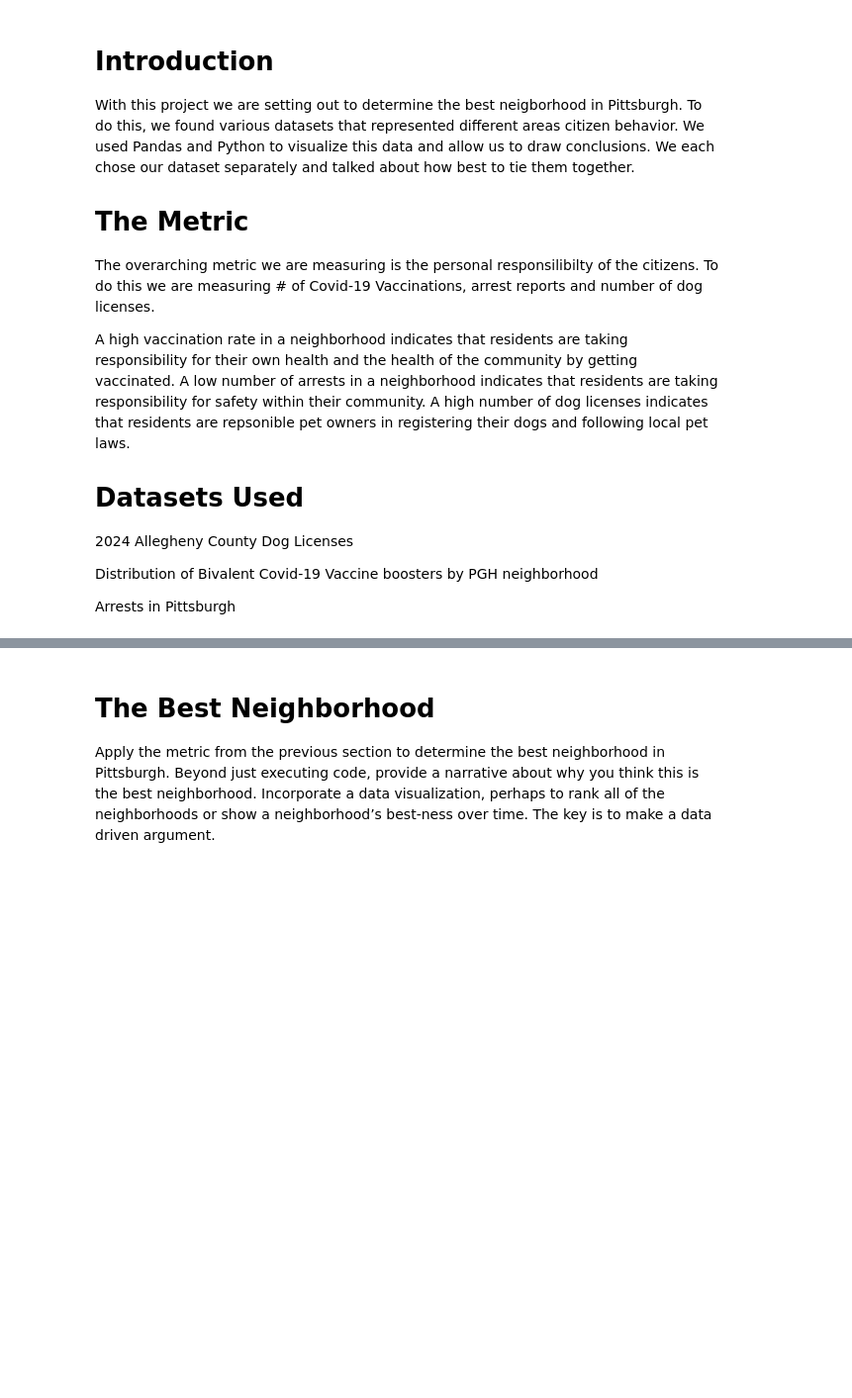
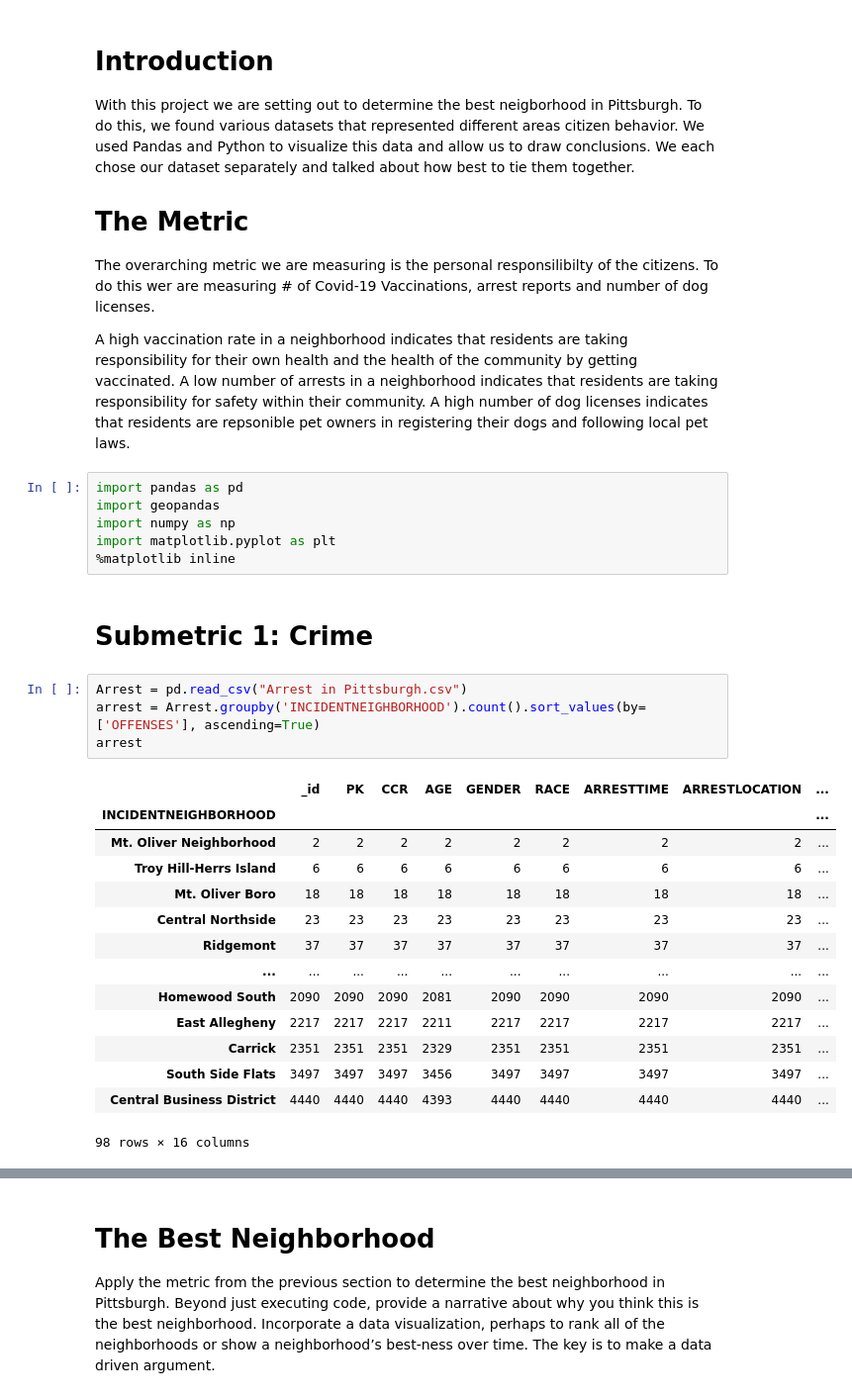
Before and after one commit to Cheggrett/CMPINF0010_Final, a Jupyter notebook: FinalProject.ipynb, the cells around one changed output, grey strips where cells are left out. Shown at 99% size. Drawn from its saved outputs; the diff is of its cells as text; blank space fills up the shorter version.

```diff
--- a/FinalProject.ipynb
+++ b/FinalProject.ipynb
@@ -3,13 +3,33 @@
 With this project we are setting out to determine the best neigborhood in Pittsburgh. To do this, we found various datasets that represented different areas citizen behavior. We used Pandas and Python to visualize this data and allow us to draw conclusions. We each chose our dataset separately and talked about how best to tie them together.
 
 # The Metric
-The overarching metric we are measuring is the personal responsilibilty of the citizens. To do this we are measuring # of Covid-19 Vaccinations, arrest reports and number of dog licenses.
+The overarching metric we are measuring is the personal responsilibilty of the citizens. To do this wer are measuring # of Covid-19 Vaccinations, arrest reports and number of dog licenses.
 
 A high vaccination rate in a neighborhood indicates that residents are taking responsibility for their own health and the health of the community by getting vaccinated. A low number of arrests in a neighborhood indicates that residents are taking responsibility for safety within their community. A high number of dog licenses indicates that residents are repsonible pet owners in registering their dogs and following local pet laws.
-
-# Datasets Used
-2024 Allegheny County Dog Licenses
-
-Distribution of Bivalent Covid-19 Vaccine boosters by PGH neighborhood
-
-Arrests in Pittsburgh
+# %%
+import pandas as pd
+import geopandas
+import numpy as np
+import matplotlib.pyplot as plt
+%matplotlib inline
+# %% [markdown]
+# Submetric 1: Crime
+# %%
+Arrest = pd.read_csv("Arrest in Pittsburgh.csv")
+arrest = Arrest.groupby('INCIDENTNEIGHBORHOOD').count().sort_values(by=['OFFENSES'], ascending=True)
+arrest
+# %% [output]
+|  | _id | PK | CCR | AGE | GENDER | RACE | ARRESTTIME | ARRESTLOCATION | ... |
+| INCIDENTNEIGHBORHOOD |  |  |  |  |  |  |  |  | ... |
+| Mt. Oliver Neighborhood | 2 | 2 | 2 | 2 | 2 | 2 | 2 | 2 | ... |
+| Troy Hill-Herrs Island | 6 | 6 | 6 | 6 | 6 | 6 | 6 | 6 | ... |
+| Mt. Oliver Boro | 18 | 18 | 18 | 18 | 18 | 18 | 18 | 18 | ... |
+| Central Northside | 23 | 23 | 23 | 23 | 23 | 23 | 23 | 23 | ... |
+| Ridgemont | 37 | 37 | 37 | 37 | 37 | 37 | 37 | 37 | ... |
+| ... | ... | ... | ... | ... | ... | ... | ... | ... | ... |
+| Homewood South | 2090 | 2090 | 2090 | 2081 | 2090 | 2090 | 2090 | 2090 | ... |
+| East Allegheny | 2217 | 2217 | 2217 | 2211 | 2217 | 2217 | 2217 | 2217 | ... |
+| Carrick | 2351 | 2351 | 2351 | 2329 | 2351 | 2351 | 2351 | 2351 | ... |
+| South Side Flats | 3497 | 3497 | 3497 | 3456 | 3497 | 3497 | 3497 | 3497 | ... |
+| Central Business District | 4440 | 4440 | 4440 | 4393 | 4440 | 4440 | 4440 | 4440 | ... |
+98 rows × 16 columns
```
Also changed, not shown: parts of 9 cells of this notebook.
